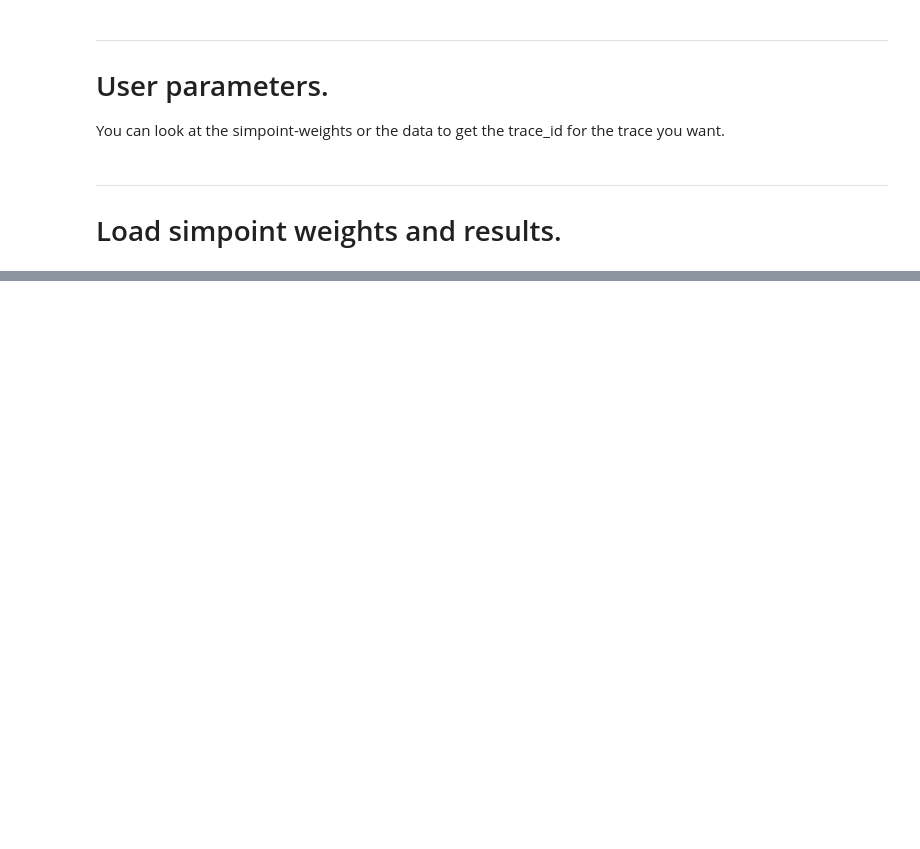
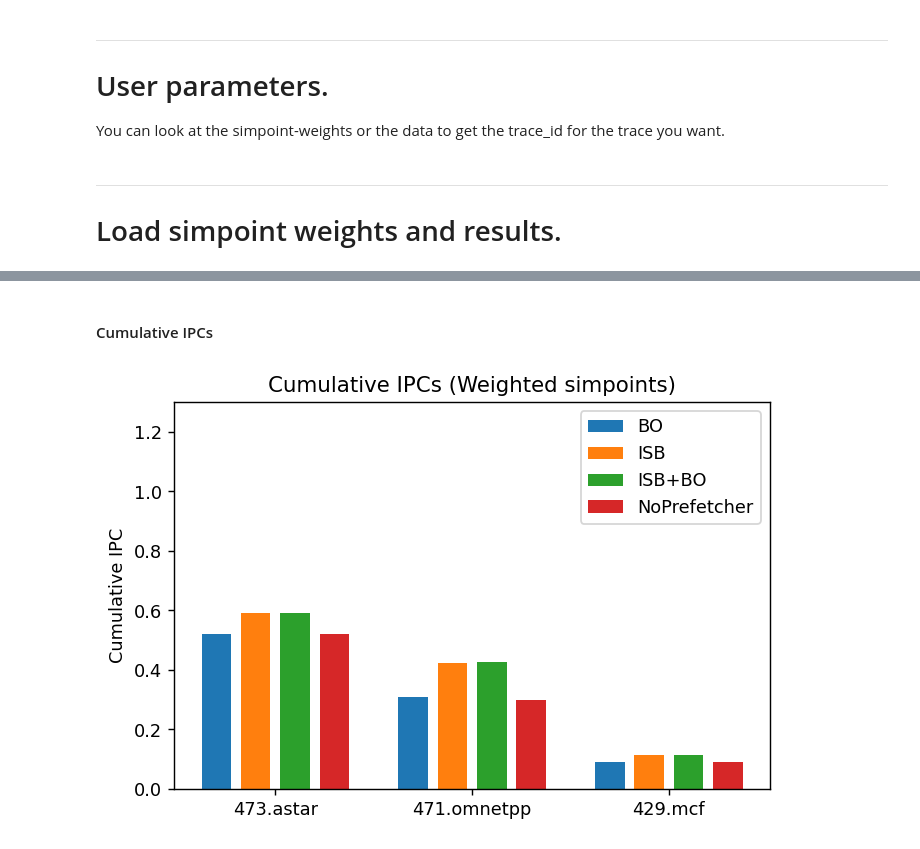
Before and after one commit to cmolder/voyager-analysis, a Jupyter notebook: 20211026-simpoints.ipynb, the cells around one changed output, grey strips where cells are left out. Cells and saved outputs as stored; diff of their text form; code cells hidden in the pictures; blank space fills up the shorter version.

Commit message:
Upgraded simpoint graphs, added accuracy

```diff
--- a/20211026-simpoints.ipynb
+++ b/20211026-simpoints.ipynb
@@ -307,0 +52,4 @@ df
+# %%
+print('Simpoint weights:')
+for tr in traces:
+    print(f'{tr:12} : {simpoint_weights[tr]} largest = s{simpoint_weights[tr].argmax()}') # Why don't mcf weights add to 100?
@@ -307,0 +249,44 @@ df
+# %%
+wgm_ipcs, wgm_ipc_speedups = {}, {}
+ls_ipcs, ls_ipc_speedups = {}, {}
+
+for tr in traces:
+    wgm_ipcs[tr] = get_wgm_ipcs(results[tr], simpoint_weights[tr])
+    wgm_ipc_speedups[tr] = get_wgm_ipc_speedups(results[tr], simpoint_weights[tr])
+    ls_ipcs[tr] = get_ls_ipcs(results[tr], simpoint_weights[tr])
+    ls_ipc_speedups[tr] = get_ls_ipc_speedups(results[tr], simpoint_weights[tr])
+# %% [markdown]
+#### Cumulative IPCs
+# %%
+def plot_ipcs(ipcs, subtitle=None):
+    """Plot (weighted geometric) mean IPCs for a
+    list of prefetchers.
+    """
+    traces = list(ipcs.keys())
+
+    fig, ax = plt.subplots(dpi=128)
+    #ax.grid()
+    #ax.set_axisbelow(True) # Plot grid under bars.
+
+    for i, tr in enumerate(traces):
+        ax.bar(i, ipcs[tr]['BO'], color='C0', width = 0.15, label='BO' if i == 0 else '')
+        ax.bar(i + 0.2, ipcs[tr]['ISB'], color='C1', width=0.15, label='ISB' if i == 0 else '')
+        ax.bar(i + 0.4, ipcs[tr]['ISB+BO'], color='C2', width=0.15, label='ISB+BO' if i == 0 else '')
+        ax.bar(i + 0.6, ipcs[tr]['NoPrefetcher'], color='C3', width=0.15, label='NoPrefetcher' if i == 0 else '')
+
+    ax.legend()
+    ax.set_xticks(np.arange(0, len(traces)) + 0.3)
+    ax.set_xticklabels(traces)
+    title = 'Cumulative IPCs'
+    if subtitle:
+        title += f' ({subtitle})'
+    ax.set_title(title)
+    ax.set_ylabel('Cumulative IPC')
+    ax.set_ylim(ymax=1.3)
+
+def df_ipcs(ipcs):
+    return pd.DataFrame.from_dict(ipcs)
+# %%
+plot_ipcs(wgm_ipcs, subtitle='Weighted simpoints')
+# %% [output]
+[figure, added]
```
Also changed, not shown: parts of 39 cells of this notebook.
